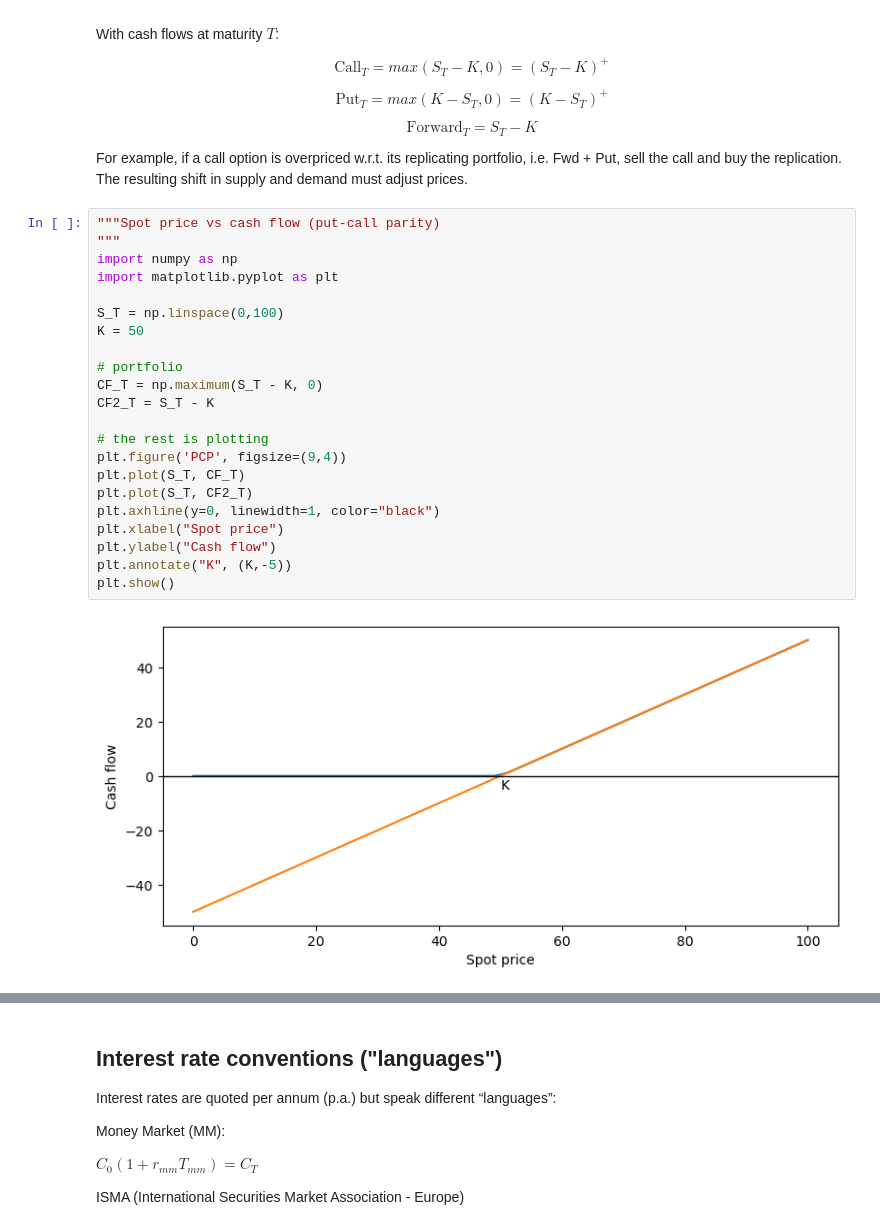
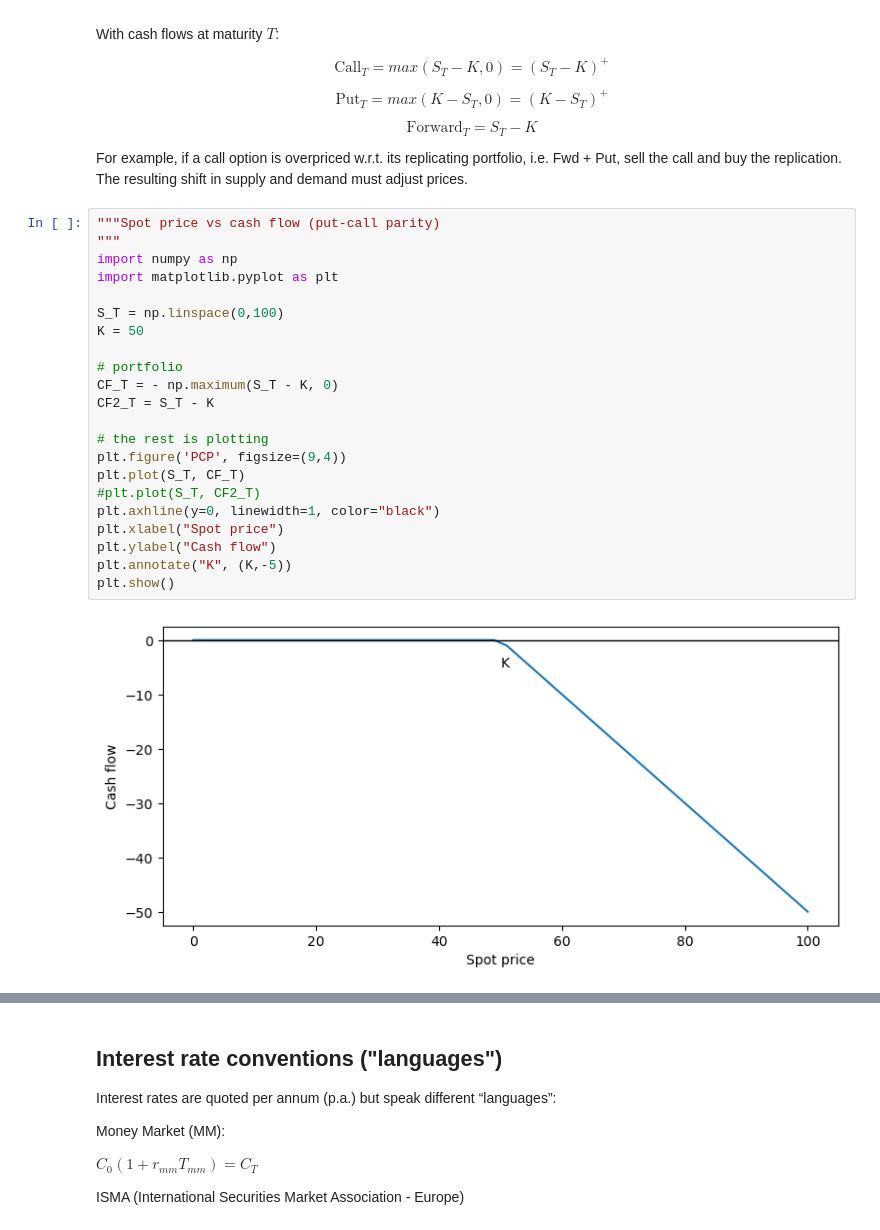
Before and after one commit to carol419/Derivatives, a Jupyter notebook: derivatives.ipynb, the cells around one changed output, grey strips where cells are left out. Cells and saved outputs as stored; diff of their text form.

```diff
--- a/derivatives.ipynb
+++ b/derivatives.ipynb
@@ -102,27 +104,27 @@ For example, if a call option is overpriced w.r.t. its replicating portfolio, i.
 # %%
 """Spot price vs cash flow (put-call parity)
 """
 import numpy as np
 import matplotlib.pyplot as plt
 
 S_T = np.linspace(0,100)
 K = 50
 
 # portfolio
-CF_T = np.maximum(S_T - K, 0)
+CF_T = - np.maximum(S_T - K, 0)
 CF2_T = S_T - K
 
 # the rest is plotting
 plt.figure('PCP', figsize=(9,4))
 plt.plot(S_T, CF_T)
-plt.plot(S_T, CF2_T)
+#plt.plot(S_T, CF2_T)
 plt.axhline(y=0, linewidth=1, color="black")
 plt.xlabel("Spot price")
 plt.ylabel("Cash flow")
 plt.annotate("K", (K,-5))
 plt.show()
 # %% [output]
-[figure, old version]
+[figure, new version]
 # %% [markdown]
 
 ## Financial weapons of mass destruction?
```
Also changed, not shown: parts of 2 cells of this notebook, 4 other files.
